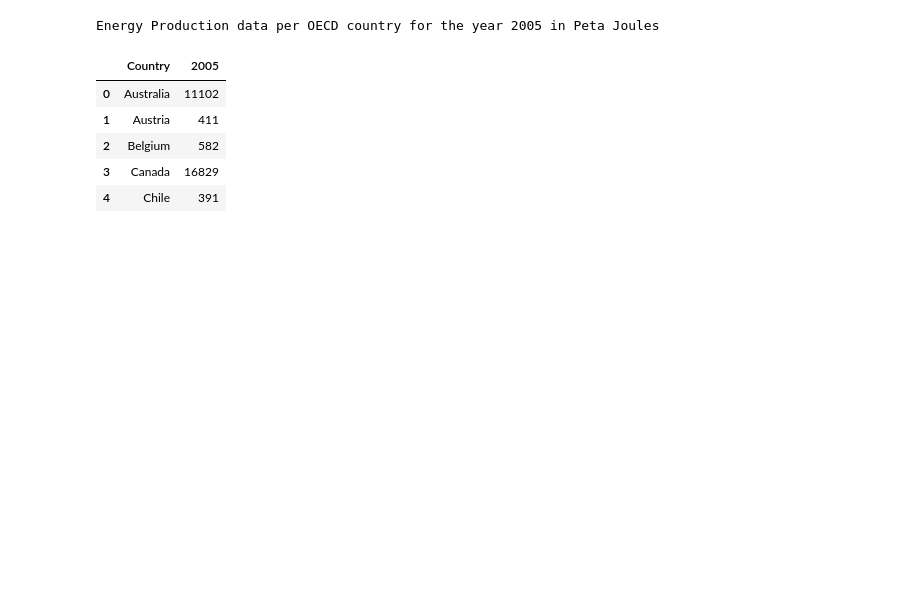
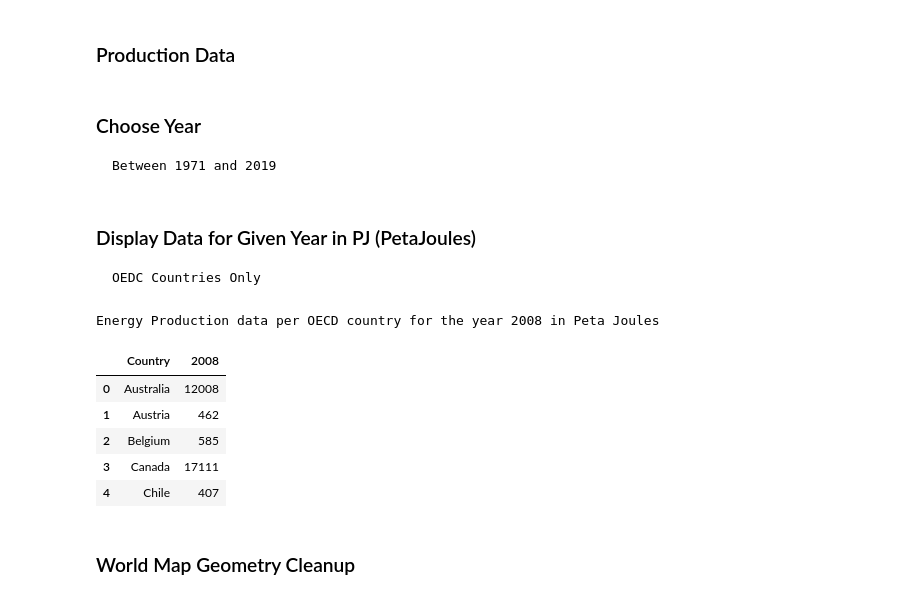
Before and after one commit to Capture418/RPi-RHS-TM, a Jupyter notebook: data/World Energy Production Data.ipynb, the cells around one changed output. Saved outputs shown, nothing was run; the diff lists cells and outputs as text; code cells hidden in the pictures; blank space fills up the shorter version.

```diff
--- a/data/World Energy Production Data.ipynb
+++ b/data/World Energy Production Data.ipynb
@@ -4,0 +6,2 @@ import re
+# %% [markdown]
+### Production Data
@@ -5,35 +15,35 @@ import re
+# %% [markdown]
+### Choose Year
+    Between 1971 and 2019
+# %%
+year = '2008'
+# %% [markdown]
+### Display Data for Given Year in PJ (PetaJoules)
+    OEDC Countries Only
 # %%
-FILENAME1 = 'World Energy Data.csv'
-FILENAME2 = 'countries.geojson'
-
-#Find and Format
-df_WED = gpd.read_file(FILENAME1)
-df_WED.columns = df_WED.iloc[0]
-
-#Choose year
-year = '2005'  #1971 - 2020(prov)
-
 #Finds Energy Production Data
 df_WED_tot = df_WED.query("NoProduct == '11. Total'")
 df_WED_tot_Production = df_WED_tot.query("NoFlow == '01. Production (PJ)'")
 prod_year = df_WED_tot_Production.filter(['Country',year], axis=1)
 
 #New DF Index
 df_result = prod_year.reset_index(drop=True)
 
 #Removes Non Country Data
 df_result.drop(df_result.tail(9).index,inplace=True)
 
 print("Energy Production data per OECD country for the year", year, 'in Peta Joules')
-df_result.head()
+df_result.head(5) # increase to 50 for full table
 # %% [output]
-Energy Production data per OECD country for the year 2005 in Peta Joules
+Energy Production data per OECD country for the year 2008 in Peta Joules
-|  | Country | 2005 |
-| 0 | Australia | 11102 |
-| 1 | Austria | 411 |
-| 2 | Belgium | 582 |
-| 3 | Canada | 16829 |
-| 4 | Chile | 391 |
+|  | Country | 2008 |
+| 0 | Australia | 12008 |
+| 1 | Austria | 462 |
+| 2 | Belgium | 585 |
+| 3 | Canada | 17111 |
+| 4 | Chile | 407 |
+# %% [markdown]
+### World Map Geometry Cleanup
 # %%
 #Cleanup geodata
 gdf = gpd.read_file(FILENAME2)
```
Also changed, not shown: parts of 7 cells of this notebook.
